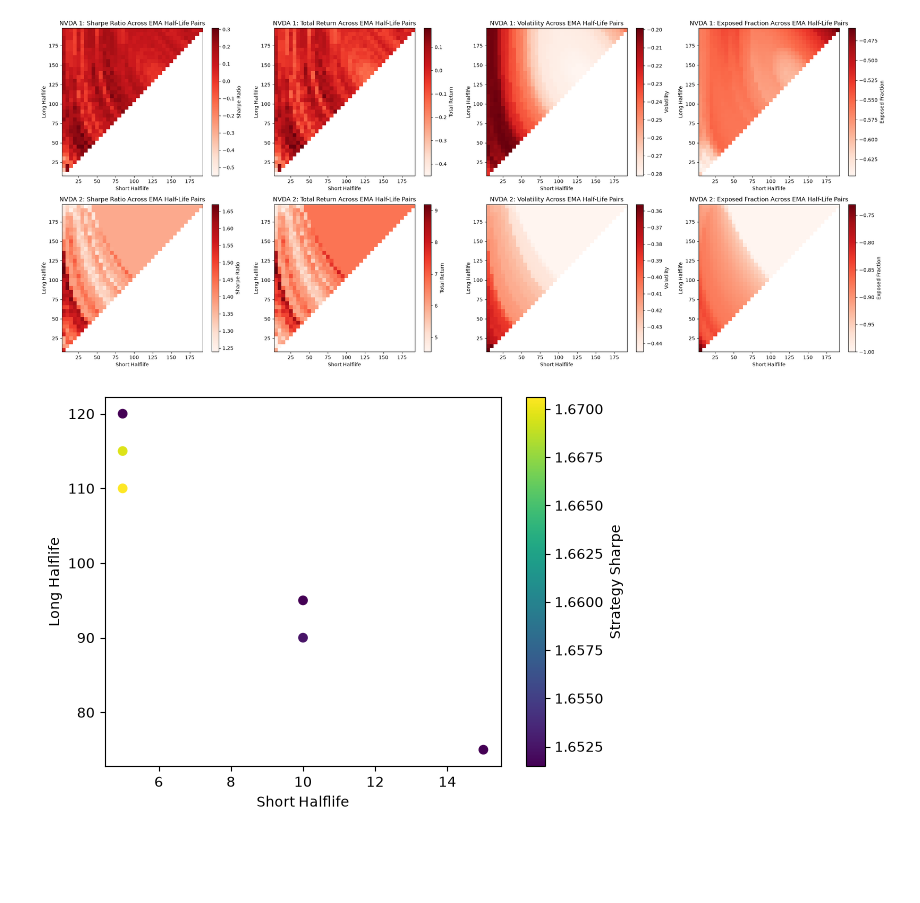
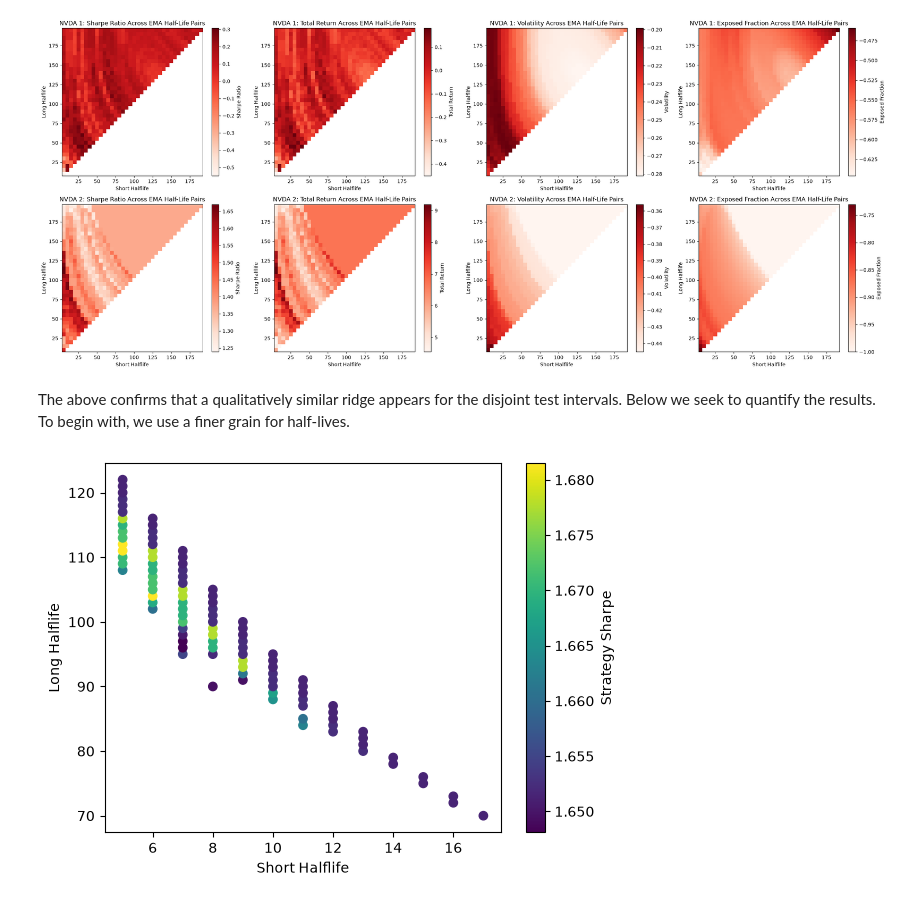
Before and after one commit to charlien74/systematic-trading-research, a Jupyter notebook: notebooks/01_exponential_moving_averages.ipynb, the cells around one changed output. Drawn from its saved outputs; the diff is of its cells as text; code cells hidden in the pictures; blank space fills up the shorter version.

Commit message:
Add another visualization

```diff
--- a/notebooks/01_exponential_moving_averages.ipynb
+++ b/notebooks/01_exponential_moving_averages.ipynb
@@ -338,12 +338,21 @@ Test 2 data length: From 2009-01-05 00:00:00 to 2019-05-15 00:00:00
 views.create_halflife_heatmaps_multi(ema_grid_results)
 # %% [output]
 [figure]
+# %% [markdown]
+The above confirms that a qualitatively similar ridge appears for the disjoint test intervals. Below we seek to quantify the results. To begin with, we use a finer grain for half-lives.
 # %%
-ema_grid_results = ema_grid_results[ema_grid_results['strategy_sharpe'] > 0.98 * max(ema_grid_results['strategy_sharpe'])]
-plt.scatter(ema_grid_results['short_halflife'], ema_grid_results['long_halflife'], c=ema_grid_results['strategy_sharpe'], cmap='viridis')
+short_hl_fine = np.arange(5, 75, 1)
+long_hl_fine = np.arange(25, 150, 1)
+finegrain_results = pd.concat(
+    [evaluate_ema_grid('NVDA 1', test1_df, period=two_year_days, short_halflife_values=short_hl_fine, long_halflife_values=long_hl_fine),
+     evaluate_ema_grid('NVDA 2', test2_df, period=two_year_days, short_halflife_values=short_hl_fine, long_halflife_values=long_hl_fine)],
+    ignore_index=True,
+)
+finegrain_results = finegrain_results[finegrain_results['strategy_sharpe'] > 0.98 * max(finegrain_results['strategy_sharpe'])]
+plt.scatter(finegrain_results['short_halflife'], finegrain_results['long_halflife'], c=finegrain_results['strategy_sharpe'], cmap='viridis')
 plt.colorbar(label='Strategy Sharpe')
 plt.xlabel('Short Halflife')
 plt.ylabel('Long Halflife')
 plt.show()
 # %% [output]
-[figure, old version]
+[figure, new version]
```
